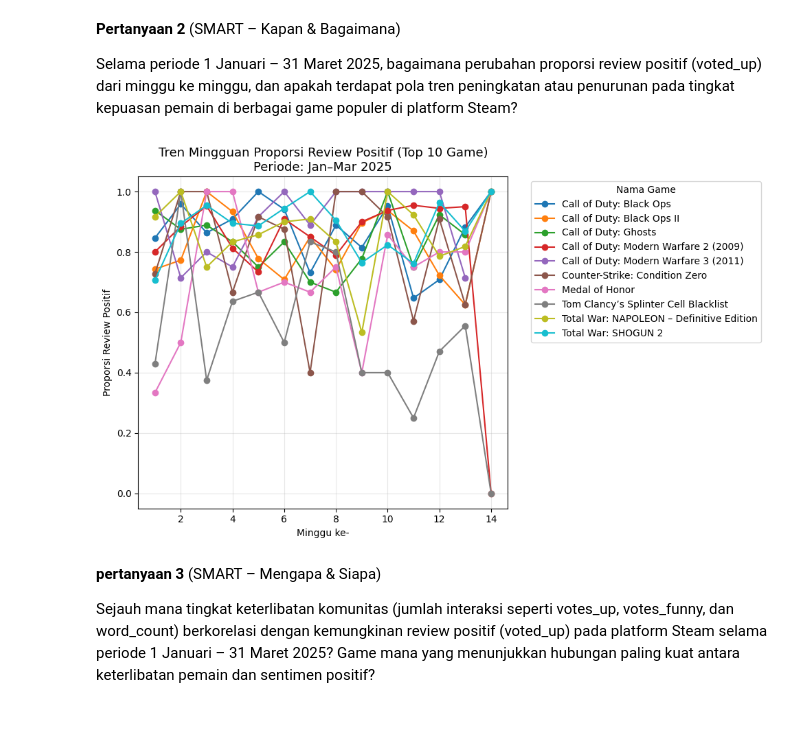
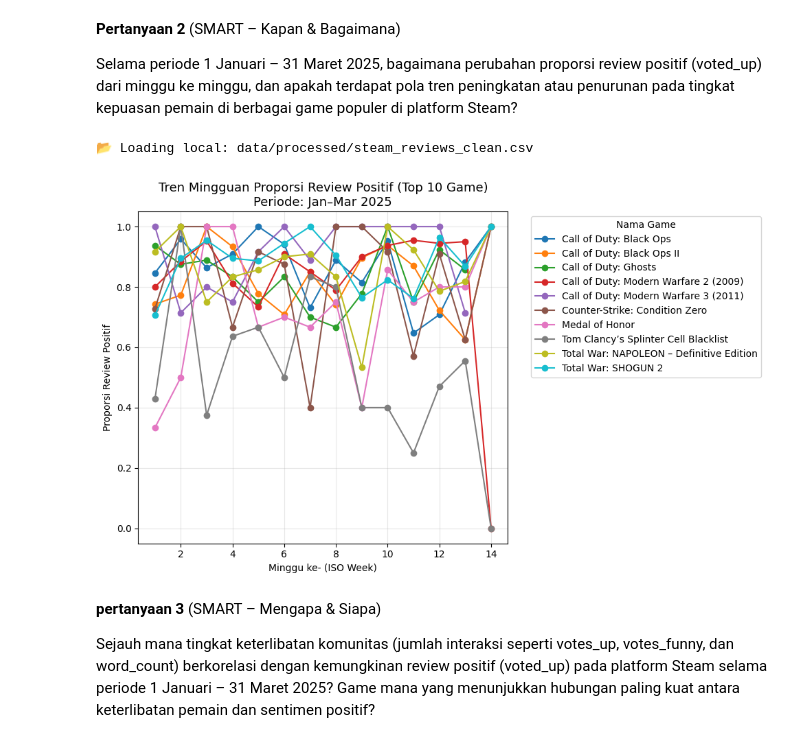
Before and after one commit to fajaralgii04/bigdata-uts-ganjil-2526-, a Jupyter notebook: Kelompok5_Code.ipynb, the cells around one changed output. Drawn from its saved outputs; the diff is of its cells as text; code cells hidden in the pictures.

```diff
--- a/Kelompok5_Code.ipynb
+++ b/Kelompok5_Code.ipynb
@@ -555,46 +638,68 @@ plt.show()
 
 Selama periode 1 Januari – 31 Maret 2025, bagaimana perubahan proporsi review positif (voted_up) dari minggu ke minggu, dan apakah terdapat pola tren peningkatan atau penurunan pada tingkat kepuasan pemain di berbagai game populer di platform Steam?
 # %%
+# ======================================================
+# 🔹 EDA: Tren Mingguan Proporsi Review Positif (Top 10 Game)
+#    (lokal → fallback GitHub)
+# ======================================================
+
+import os
 import pandas as pd
 import matplotlib.pyplot as plt
+from urllib.parse import quote
+
+# --- 0) Sumber data: lokal dahulu, bila tidak ada → GitHub raw ---
+LOCAL_CLEAN = "data/processed/steam_reviews_clean.csv"
+
+BASE_URL = "https://raw.githubusercontent.com/fajaralgii04/bigdata-uts-ganjil-2526-/main/data/semua%20csv%20(gabungan)/"
+GH_FILE  = "steam_reviews_clean.csv"   # sesuaikan jika nama di repo berbeda
+
+def read_csv_github(filename: str, **kwargs) -> pd.DataFrame:
+    url = BASE_URL + quote(filename)
+    print(f"🌐 Loading from GitHub: {url}")
+    return pd.read_csv(url, **kwargs)
 
 # === 1️⃣ Load dataset ===
-df = pd.read_csv("/content/drive/MyDrive/BigData_Steam/data/processed/steam_reviews_clean.csv")
+if os.path.exists(LOCAL_CLEAN):
+    print(f"📂 Loading local: {LOCAL_CLEAN}")
+    df = pd.read_csv(LOCAL_CLEAN)
+else:
+    df = read_csv_github(GH_FILE)
 
 # === 2️⃣ Konversi waktu & filter periode Jan–Mar 2025 ===
 df["timestamp_created"] = pd.to_datetime(df["timestamp_created"], errors="coerce")
 df = df[(df["timestamp_created"] >= "2025-01-01") & (df["timestamp_created"] < "2025-04-01")]
 
 # === 3️⃣ Ambil 10 game dengan review terbanyak ===
 top_games = df["name"].value_counts().head(10).index
-df_top = df[df["name"].isin(top_games)]
+df_top = df[df["name"].isin(top_games)].copy()
 
-# === 4️⃣ Tambah kolom minggu ke-n (dari tanggal) ===
-df_top["week"] = df_top["timestamp_created"].dt.isocalendar().week
+# === 4️⃣ Tambah kolom minggu ke-n (ISO week) ===
+df_top["week"] = df_top["timestamp_created"].dt.isocalendar().week.astype(int)
 
 # === 5️⃣ Hitung proporsi review positif per minggu per game ===
 weekly_trend = (
-    df_top.groupby(["name", "week"])["voted_up"]
-    .mean()
-    .reset_index()
-    .rename(columns={"voted_up": "proporsi_positif"})
+    df_top.groupby(["name", "week"], as_index=False)["voted_up"]
+          .mean()
+          .rename(columns={"voted_up": "proporsi_positif"})
+          .sort_values(["name", "week"])
 )
 
 # === 6️⃣ Plot garis per game ===
-plt.figure(figsize=(10,6))
-for game in weekly_trend["name"].unique():
-    game_data = weekly_trend[weekly_trend["name"] == game]
-    plt.plot(game_data["week"], game_data["proporsi_positif"], marker='o', label=game)
+plt.figure(figsize=(10, 6))
+for game, g in weekly_trend.groupby("name"):
+    plt.plot(g["week"], g["proporsi_positif"], marker="o", label=game)
 
 plt.title("Tren Mingguan Proporsi Review Positif (Top 10 Game)\nPeriode: Jan–Mar 2025", fontsize=13)
-plt.xlabel("Minggu ke-")
+plt.xlabel("Minggu ke- (ISO Week)")
 plt.ylabel("Proporsi Review Positif")
-plt.legend(title="Nama Game", bbox_to_anchor=(1.05,1), loc="upper left")
 plt.grid(alpha=0.3)
+plt.legend(title="Nama Game", bbox_to_anchor=(1.05, 1), loc="upper left")
 plt.tight_layout()
 plt.show()
 # %% [output]
+📂 Loading local: data/processed/steam_reviews_clean.csv
-[figure, old version]
+[figure, new version]
 # %% [markdown]
 **pertanyaan 3** (SMART – Mengapa & Siapa)
 
```
Also changed, not shown: parts of 17 cells of this notebook.
